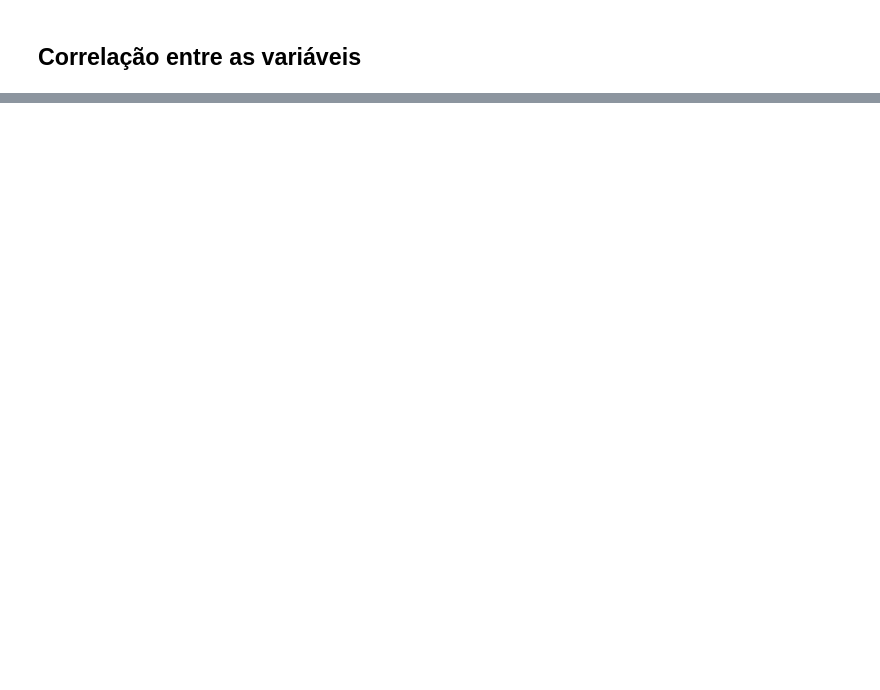
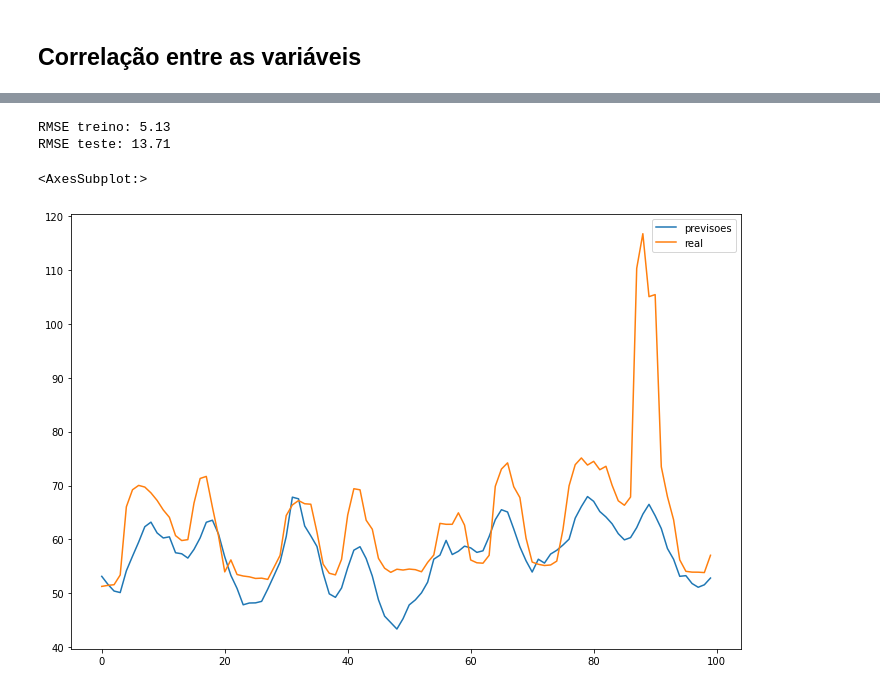
Before and after one commit to Jefersonnnn/series_temporais, a Jupyter notebook: ex_dados_temporais_energia.ipynb, the cells around one changed output, grey strips where cells are left out. Saved outputs shown, nothing was run; the diff lists cells and outputs as text; code cells hidden in the pictures; blank space fills up the shorter version.

Commit message:
modelo 1 e 2 (stateful=True)

```diff
--- a/ex_dados_temporais_energia.ipynb
+++ b/ex_dados_temporais_energia.ipynb
@@ -446,0 +503,15 @@ Name: price actual, Length: 66, dtype: float64
+# %%
+# Criando uma função para as janelas temporais. A saída será dois arrays, o primeiro contendo várias janelas do dataset,
+# o segundo contendo valores a serem previstos
+def create_dataset(dataset, target, look_back=1):
+    dataX, dataY = [], []
+    for i in range(len(dataset)-look_back): # Lembrando que os datasets têm índices iniciando em 0
+        dataX.append(dataset[i:(i+look_back)].to_numpy())
+        dataY.append(target.loc[i + look_back].values)
+    return np.asarray(dataX, dtype=np.float), np.asarray(dataY, dtype=np.float)
+# %%
+# Aplicando a função nos datasets de treino e teste
+look_back = 10
+
+X_treino, y_treino = create_dataset(X_treino, y_treino, look_back=look_back)
+X_teste, y_teste = create_dataset(X_teste, y_teste, look_back=look_back)
@@ -446,0 +529,12 @@ Name: price actual, Length: 66, dtype: float64
+# %%
+# Criando o modelo sem return_sequences
+model = Sequential()
+model.add(LSTM(20, input_shape=(X_treino.shape[1], X_treino.shape[2])))
+
+# Em input_shape precisamos informar apenas 2 valores: n_timesteps e n_features da variável X (entrada)
+
+model.add(Dense(1)) # Saída da LSTM
+model.compile(loss='mean_squared_error', optimizer='adam')
+# %%
+# Treinando o modelo
+model.fit(X_treino, y_treino, epochs=200, batch_size=500, verbose=2)
@@ -446,0 +560,52 @@ Name: price actual, Length: 66, dtype: float64
+# %%
+# Fazendo as previsões e avaliando a performance
+previsoes_treino = model.predict(X_treino)
+previsoes_teste = model.predict(X_teste)
+# A previsão tem como resultado um array de dimensões (n_amostra, 1), então se tentarmos executar o inverso da normalização
+# diretamente com esses dados, teremos uma mensagem de erro, afinal a normalização foi aplicada em um dataset de dimensões:
+# (n_amostra, n_features), ou seja, a função scaler.inverse_transform não saberá o que fazer para gerar o inverso das outras XX colunas.
+# Portando iremos primeiro gerar uma matriz com a mesma quantidade de colunas de X_treino (preenchida com zeros), depois iremos
+# colocar a array de previsões em uma coluna dessa matriz (no lugar onde estava o price_actual), então poderemos aplicar a função
+# scaler.inverse_transform e depois coletar somente a coluna que nos interessa.
+# Obs: para descobrir qual o índice da coluna que possui a feature "price actual", basta utilizar o código:
+# treino.columns.get_loc('price actual')
+
+target_column_index = dataset.columns.get_loc('price actual')
+
+# Previsões com os dados de treino:
+# previsoes_treino_dataset_size = np.zeros(shape=(len(previsoes_treino), X_treino.shape[2]))
+# previsoes_treino_dataset_size[:,target_column_index] = previsoes_treino[:,0]
+previsoes_treino = scaler_y.inverse_transform(previsoes_treino)
+
+# Previsões com os dados de teste:
+# previsoes_teste_dataset_size = np.zeros(shape=(len(previsoes_teste), X_teste.shape[2]))
+# previsoes_teste_dataset_size[:,target_column_index] = previsoes_teste[:,0]
+# previsoes_teste = scaler_X.inverse_transform(previsoes_teste_dataset_size)[:,target_column_index]
+previsoes_teste = scaler_y.inverse_transform(previsoes_teste)
+
+# Invertendo a normalização das variáveis target original
+# y_treino_dataset_size = np.zeros(shape=(len(y_treino), X_treino.shape[2]))
+# y_treino_dataset_size[:, target_column_index] = y_treino[:,0]
+# y_treino = scaler_y.inverse_transform(y_treino_dataset_size)[:,target_column_index]
+inv_y_treino = scaler_y.inverse_transform(y_treino.reshape(-1,1))
+
+# y_teste_dataset_size = np.zeros(shape=(len(y_teste), X_teste.shape[2]))
+# y_teste_dataset_size[:,target_column_index] = y_teste[:,0]
+# y_teste = scaler_X.inverse_transform(y_teste_dataset_size)[:,target_column_index]
+inv_y_teste = scaler_y.inverse_transform(y_teste.reshape(-1,1))
+
+# Calculando o RMSE:
+score_treino = math.sqrt(mean_squared_error(inv_y_treino, previsoes_treino))
+score_teste = math.sqrt(mean_squared_error(inv_y_teste, previsoes_teste))
+print('RMSE treino: %.2f' % score_treino)
+print('RMSE teste: %.2f' % score_teste)
+# %% [output]
+RMSE treino: 5.13
+RMSE teste: 13.71
+# %%
+df_plot = pd.DataFrame([previsoes_teste[:100].reshape(-1), inv_y_teste[:100].reshape(-1)]).T
+df_plot.columns = ['previsoes', 'real']
+df_plot.plot(figsize=(12,8))
+# %% [output]
+<AxesSubplot:>
+[figure, added]
```
Also changed, not shown: parts of 23 cells of this notebook, 2 other files.
